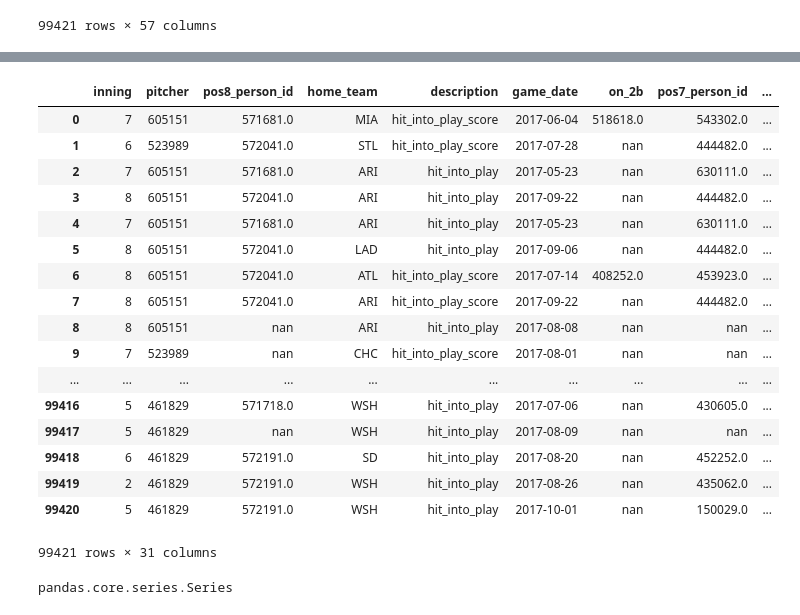
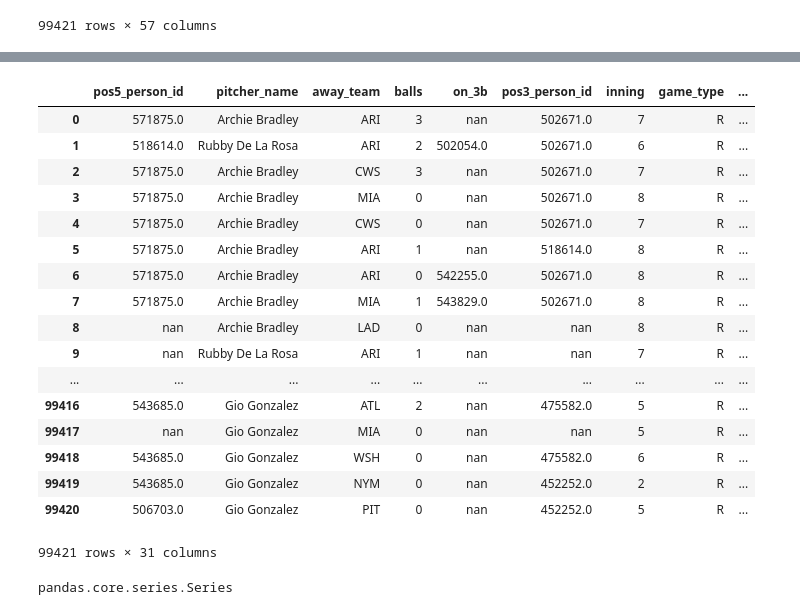
Before and after one commit to AndrewYinLi/machine-learning-baseball, a Jupyter notebook: random_forest.ipynb, the cells around one changed output, grey strips where cells are left out. Cells and saved outputs as stored; diff of their text form; code cells hidden in the pictures.

```diff
--- a/random_forest.ipynb
+++ b/random_forest.ipynb
@@ -572,7 +572,7 @@ data
 | 99420 | CU | 2017-10-01 | 69.7 | 1.9638 | 5.9465 | Gio Gonzalez | 516782 | 461829 | ... |
 99421 rows × 57 columns
 # %%
-continuous_attrs = set(data_num.columns)
+continuous_attrs = np.array(data_num.columns)
 discrete_attrs = set([attr for attr in data.columns if attr not in continuous_attrs])
 discrete_attrs
 # %% [output]
@@ -614,26 +614,26 @@ data['away_team']
 99420    PIT
 Name: away_team, Length: 99421, dtype: object
 # %%
-discrete_attrs = list(discrete_attrs)
+discrete_attrs = np.array(list(discrete_attrs))
 data[discrete_attrs]
 # %% [output]
-|  | inning | pitcher | pos8_person_id | home_team | description | game_date | on_2b | pos7_person_id | ... |
-| 0 | 7 | 605151 | 571681.0 | MIA | hit_into_play_score | 2017-06-04 | 518618.0 | 543302.0 | ... |
-| 1 | 6 | 523989 | 572041.0 | STL | hit_into_play_score | 2017-07-28 | nan | 444482.0 | ... |
-| 2 | 7 | 605151 | 571681.0 | ARI | hit_into_play | 2017-05-23 | nan | 630111.0 | ... |
-| 3 | 8 | 605151 | 572041.0 | ARI | hit_into_play | 2017-09-22 | nan | 444482.0 | ... |
-| 4 | 7 | 605151 | 571681.0 | ARI | hit_into_play | 2017-05-23 | nan | 630111.0 | ... |
-| 5 | 8 | 605151 | 572041.0 | LAD | hit_into_play | 2017-09-06 | nan | 444482.0 | ... |
-| 6 | 8 | 605151 | 572041.0 | ATL | hit_into_play_score | 2017-07-14 | 408252.0 | 453923.0 | ... |
-| 7 | 8 | 605151 | 572041.0 | ARI | hit_into_play_score | 2017-09-22 | nan | 444482.0 | ... |
-| 8 | 8 | 605151 | nan | ARI | hit_into_play | 2017-08-08 | nan | nan | ... |
-| 9 | 7 | 523989 | nan | CHC | hit_into_play_score | 2017-08-01 | nan | nan | ... |
+|  | pos5_person_id | pitcher_name | away_team | balls | on_3b | pos3_person_id | inning | game_type | ... |
+| 0 | 571875.0 | Archie Bradley | ARI | 3 | nan | 502671.0 | 7 | R | ... |
+| 1 | 518614.0 | Rubby De La Rosa | ARI | 2 | 502054.0 | 502671.0 | 6 | R | ... |
+| 2 | 571875.0 | Archie Bradley | CWS | 3 | nan | 502671.0 | 7 | R | ... |
+| 3 | 571875.0 | Archie Bradley | MIA | 0 | nan | 502671.0 | 8 | R | ... |
+| 4 | 571875.0 | Archie Bradley | CWS | 0 | nan | 502671.0 | 7 | R | ... |
+| 5 | 571875.0 | Archie Bradley | ARI | 1 | nan | 518614.0 | 8 | R | ... |
+| 6 | 571875.0 | Archie Bradley | ARI | 0 | 542255.0 | 502671.0 | 8 | R | ... |
+| 7 | 571875.0 | Archie Bradley | MIA | 1 | 543829.0 | 502671.0 | 8 | R | ... |
+| 8 | nan | Archie Bradley | LAD | 0 | nan | nan | 8 | R | ... |
+| 9 | nan | Rubby De La Rosa | ARI | 1 | nan | nan | 7 | R | ... |
 | ... | ... | ... | ... | ... | ... | ... | ... | ... | ... |
-| 99416 | 5 | 461829 | 571718.0 | WSH | hit_into_play | 2017-07-06 | nan | 430605.0 | ... |
-| 99417 | 5 | 461829 | nan | WSH | hit_into_play | 2017-08-09 | nan | nan | ... |
-| 99418 | 6 | 461829 | 572191.0 | SD | hit_into_play | 2017-08-20 | nan | 452252.0 | ... |
-| 99419 | 2 | 461829 | 572191.0 | WSH | hit_into_play | 2017-08-26 | nan | 435062.0 | ... |
-| 99420 | 5 | 461829 | 572191.0 | WSH | hit_into_play | 2017-10-01 | nan | 150029.0 | ... |
+| 99416 | 543685.0 | Gio Gonzalez | ATL | 2 | nan | 475582.0 | 5 | R | ... |
+| 99417 | nan | Gio Gonzalez | MIA | 0 | nan | nan | 5 | R | ... |
+| 99418 | 543685.0 | Gio Gonzalez | WSH | 0 | nan | 475582.0 | 6 | R | ... |
+| 99419 | 543685.0 | Gio Gonzalez | NYM | 0 | nan | 452252.0 | 2 | R | ... |
+| 99420 | 506703.0 | Gio Gonzalez | PIT | 0 | nan | 452252.0 | 5 | R | ... |
 99421 rows × 31 columns
 # %%
 type(data['away_team'])
```
Also changed, not shown: parts of 9 cells of this notebook.
